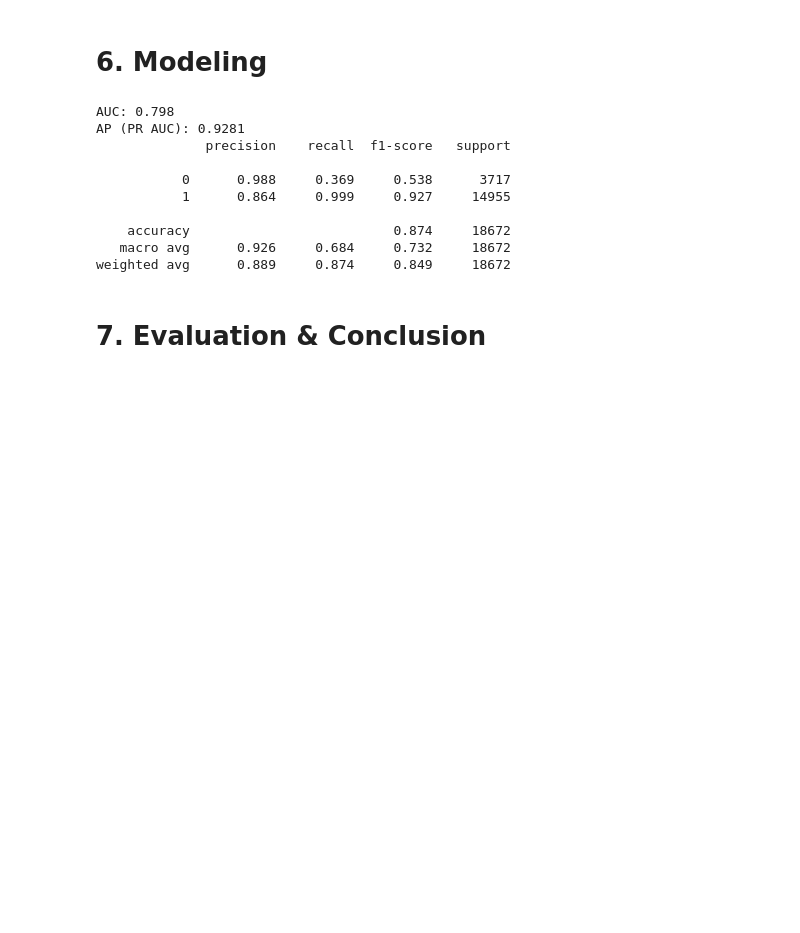
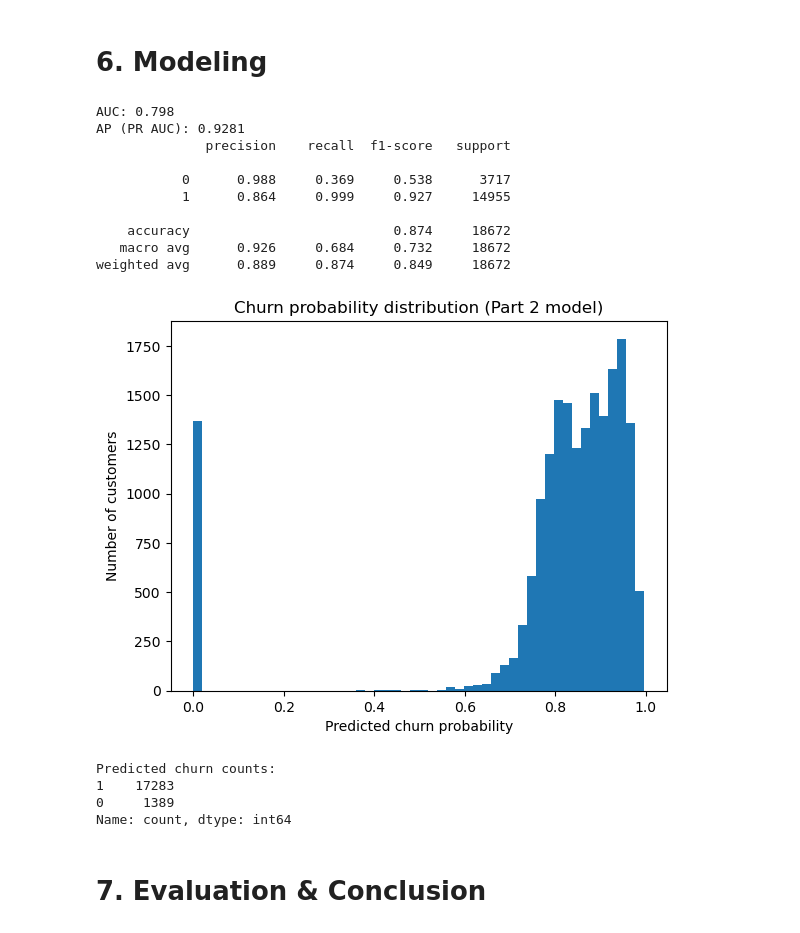
Before and after one commit to jameshan54/churn-prediction, a Jupyter notebook: notebooks/sentiment_behavior_analysis.ipynb, the cells around one changed output. Saved outputs shown, nothing was run; the diff lists cells and outputs as text; code cells hidden in the pictures; blank space fills up the shorter version.

```diff
--- a/notebooks/sentiment_behavior_analysis.ipynb
+++ b/notebooks/sentiment_behavior_analysis.ipynb
@@ -281,3 +306,24 @@ weighted avg      0.889     0.874     0.849     18672
+# %%
+import matplotlib.pyplot as plt
+
+proba = clf.predict_proba(X_test)[:,1]   # churn=1 확률
+
+plt.hist(proba, bins=50)
+plt.xlabel("Predicted churn probability")
+plt.ylabel("Number of customers")
+plt.title("Churn probability distribution (Part 2 model)")
+plt.show()
+# %% [output]
+[figure, added]
+# %%
+y_pred = clf.predict(X_test)
+print("Predicted churn counts:")
+print(pd.Series(y_pred).value_counts())
+# %% [output]
+Predicted churn counts:
+1    17283
+0     1389
+Name: count, dtype: int64
 # %% [markdown]
 # 7. Evaluation & Conclusion
 # %% [markdown]
```
Also changed, not shown: parts of 4 cells of this notebook, 4 other files.
